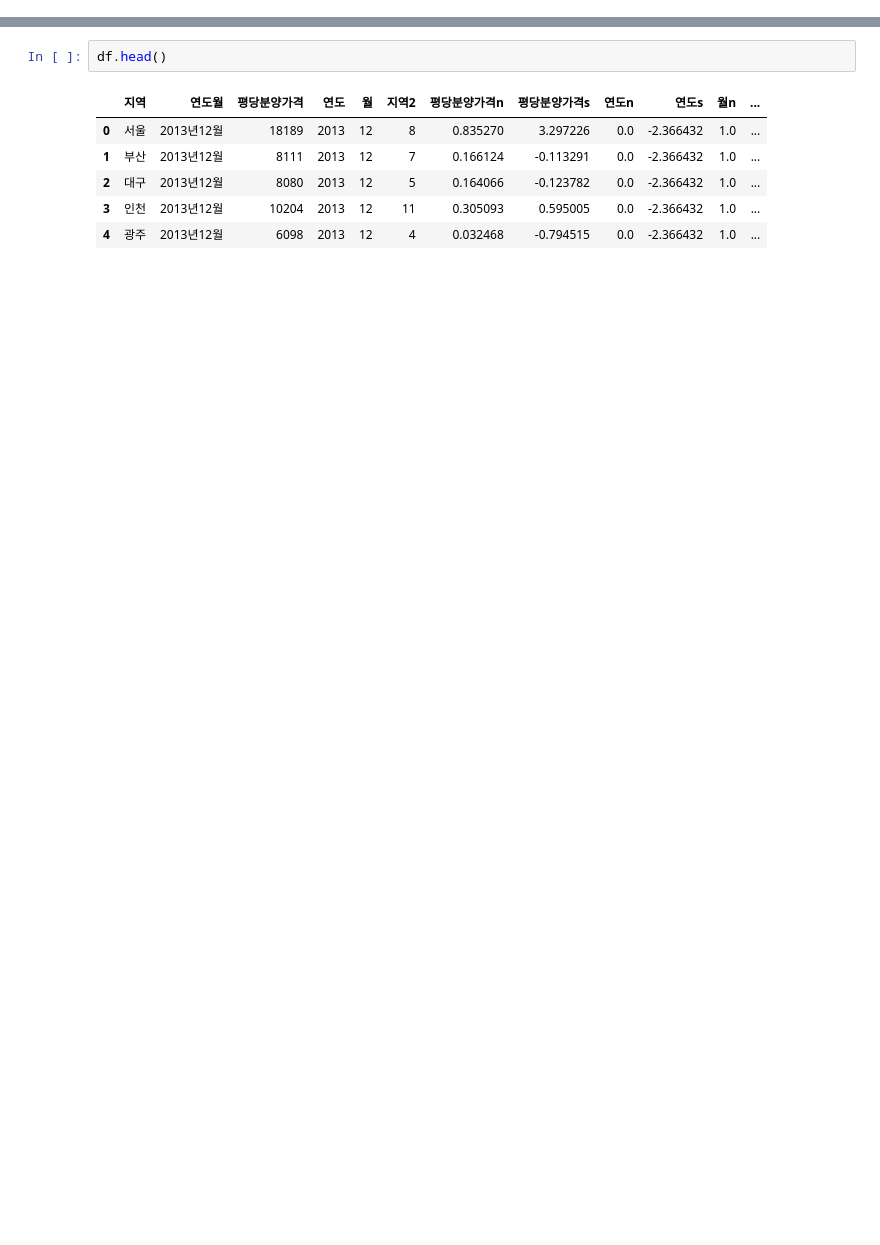
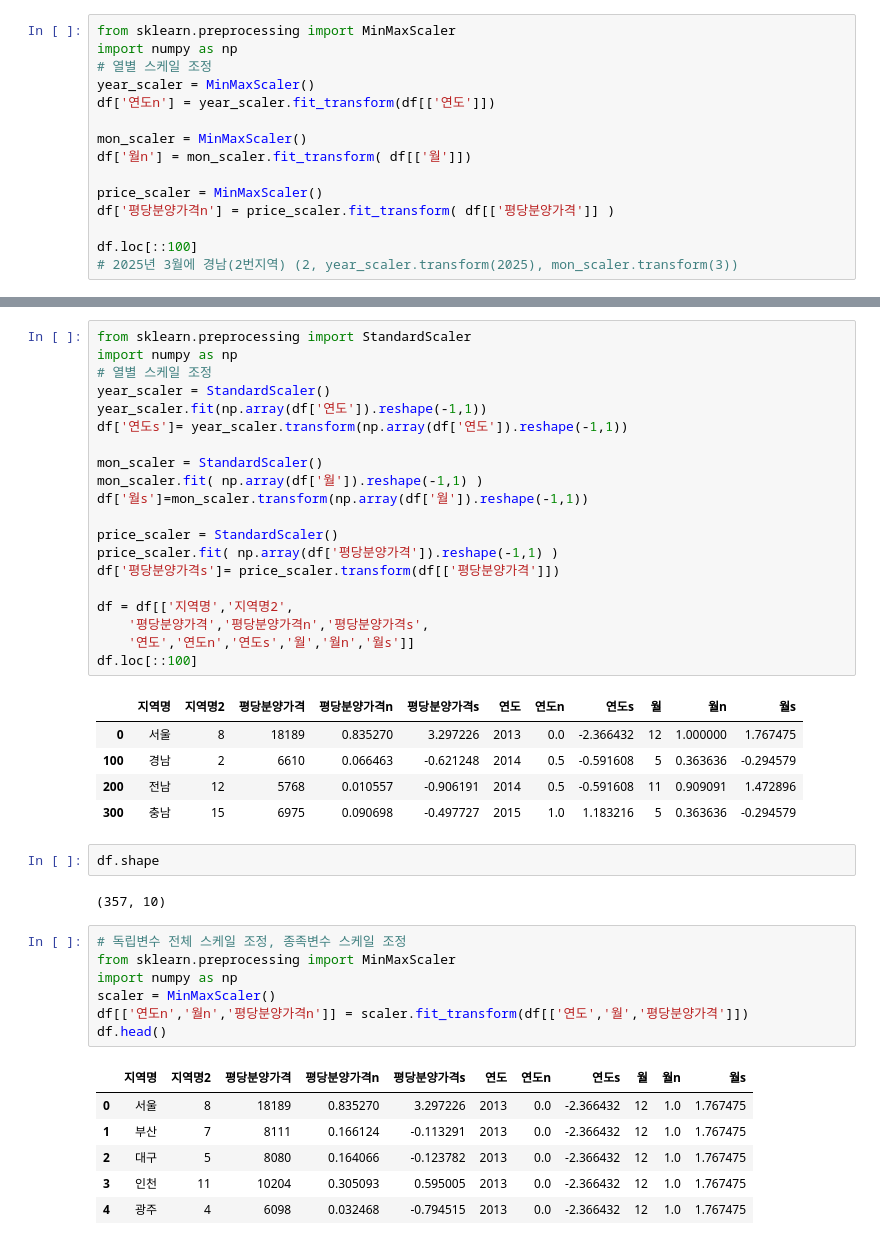
Before and after one commit to KHH0618/mbcAcademy, a Jupyter notebook: source/08_DeepLearning/라벨링인코딩_scale조정.ipynb, the cells around one changed output, grey strips where cells are left out. Saved outputs shown, nothing was run; the diff lists cells and outputs as text; blank space fills up the shorter version.

```diff
--- a/source/08_DeepLearning/라벨링인코딩_scale조정.ipynb
+++ b/source/08_DeepLearning/라벨링인코딩_scale조정.ipynb
@@ -169,0 +67,15 @@ df.sample(10)
+# %%
+from sklearn.preprocessing import MinMaxScaler
+import numpy as np
+# 열별 스케일 조정
+year_scaler = MinMaxScaler()
+df['연도n'] = year_scaler.fit_transform(df[['연도']])
+
+mon_scaler = MinMaxScaler()
+df['월n'] = mon_scaler.fit_transform( df[['월']])
+
+price_scaler = MinMaxScaler()
+df['평당분양가격n'] = price_scaler.fit_transform( df[['평당분양가격']] )
+
+df.loc[::100]
+# 2025년 3월에 경남(2번지역) (2, year_scaler.transform(2025), mon_scaler.transform(3))
@@ -170,9 +94,44 @@ df.sample(10)
+# %%
+from sklearn.preprocessing import StandardScaler
+import numpy as np
+# 열별 스케일 조정
+year_scaler = StandardScaler()
+year_scaler.fit(np.array(df['연도']).reshape(-1,1))
+df['연도s']= year_scaler.transform(np.array(df['연도']).reshape(-1,1))
+
+mon_scaler = StandardScaler()
+mon_scaler.fit( np.array(df['월']).reshape(-1,1) )
+df['월s']=mon_scaler.transform(np.array(df['월']).reshape(-1,1))
+
+price_scaler = StandardScaler()
+price_scaler.fit( np.array(df['평당분양가격']).reshape(-1,1) )
+df['평당분양가격s']= price_scaler.transform(df[['평당분양가격']])
+
+df = df[['지역명','지역명2',
+    '평당분양가격','평당분양가격n','평당분양가격s',
+    '연도','연도n','연도s','월','월n','월s']]
+df.loc[::100]
+# %% [output]
+|  | 지역명 | 지역명2 | 평당분양가격 | 평당분양가격n | 평당분양가격s | 연도 | 연도n | 연도s | 월 | 월n | 월s |
+| 0 | 서울 | 8 | 18189 | 0.835270 | 3.297226 | 2013 | 0.0 | -2.366432 | 12 | 1.000000 | 1.767475 |
+| 100 | 경남 | 2 | 6610 | 0.066463 | -0.621248 | 2014 | 0.5 | -0.591608 | 5 | 0.363636 | -0.294579 |
+| 200 | 전남 | 12 | 5768 | 0.010557 | -0.906191 | 2014 | 0.5 | -0.591608 | 11 | 0.909091 | 1.472896 |
+| 300 | 충남 | 15 | 6975 | 0.090698 | -0.497727 | 2015 | 1.0 | 1.183216 | 5 | 0.363636 | -0.294579 |
 # %%
-df.head()
+df.shape
 # %% [output]
-|  | 지역 | 연도월 | 평당분양가격 | 연도 | 월 | 지역2 | 평당분양가격n | 평당분양가격s | 연도n | 연도s | 월n | ... |
-| 0 | 서울 | 2013년12월 | 18189 | 2013 | 12 | 8 | 0.835270 | 3.297226 | 0.0 | -2.366432 | 1.0 | ... |
-| 1 | 부산 | 2013년12월 | 8111 | 2013 | 12 | 7 | 0.166124 | -0.113291 | 0.0 | -2.366432 | 1.0 | ... |
-| 2 | 대구 | 2013년12월 | 8080 | 2013 | 12 | 5 | 0.164066 | -0.123782 | 0.0 | -2.366432 | 1.0 | ... |
-| 3 | 인천 | 2013년12월 | 10204 | 2013 | 12 | 11 | 0.305093 | 0.595005 | 0.0 | -2.366432 | 1.0 | ... |
-| 4 | 광주 | 2013년12월 | 6098 | 2013 | 12 | 4 | 0.032468 | -0.794515 | 0.0 | -2.366432 | 1.0 | ... |
+(357, 10)
+# %%
+# 독립변수 전체 스케일 조정, 종족변수 스케일 조정
+from sklearn.preprocessing import MinMaxScaler
+import numpy as np
+scaler = MinMaxScaler()
+df[['연도n','월n','평당분양가격n']] = scaler.fit_transform(df[['연도','월','평당분양가격']])
+df.head()
+# %% [output]
+|  | 지역명 | 지역명2 | 평당분양가격 | 평당분양가격n | 평당분양가격s | 연도 | 연도n | 연도s | 월 | 월n | 월s |
+| 0 | 서울 | 8 | 18189 | 0.835270 | 3.297226 | 2013 | 0.0 | -2.366432 | 12 | 1.0 | 1.767475 |
+| 1 | 부산 | 7 | 8111 | 0.166124 | -0.113291 | 2013 | 0.0 | -2.366432 | 12 | 1.0 | 1.767475 |
+| 2 | 대구 | 5 | 8080 | 0.164066 | -0.123782 | 2013 | 0.0 | -2.366432 | 12 | 1.0 | 1.767475 |
+| 3 | 인천 | 11 | 10204 | 0.305093 | 0.595005 | 2013 | 0.0 | -2.366432 | 12 | 1.0 | 1.767475 |
+| 4 | 광주 | 4 | 6098 | 0.032468 | -0.794515 | 2013 | 0.0 | -2.366432 | 12 | 1.0 | 1.767475 |
```
Also changed, not shown: parts of 18 cells of this notebook, 2 other files.
